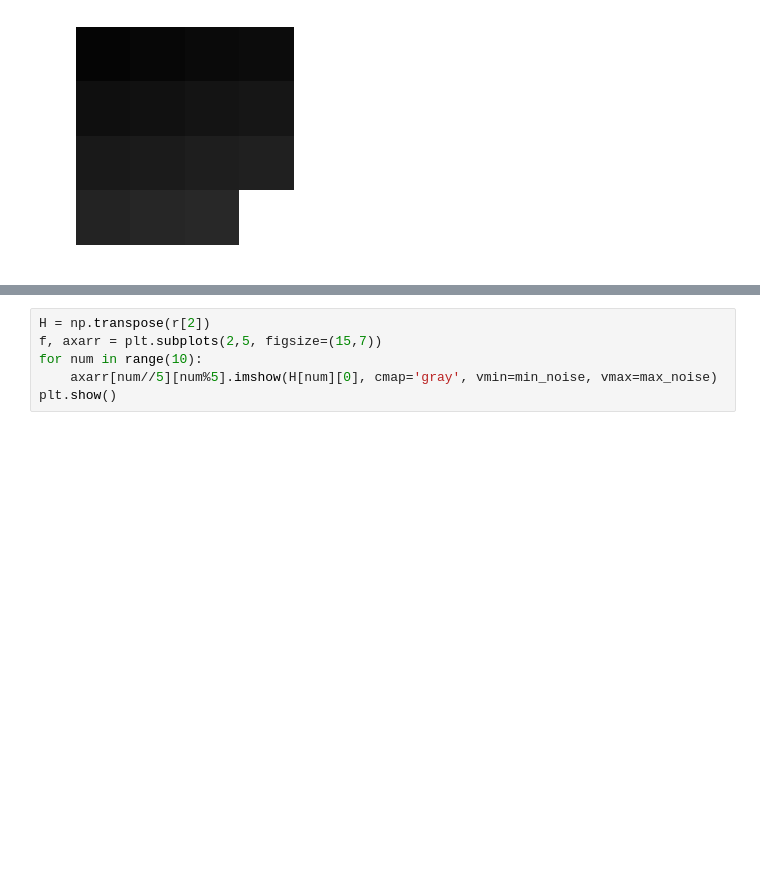
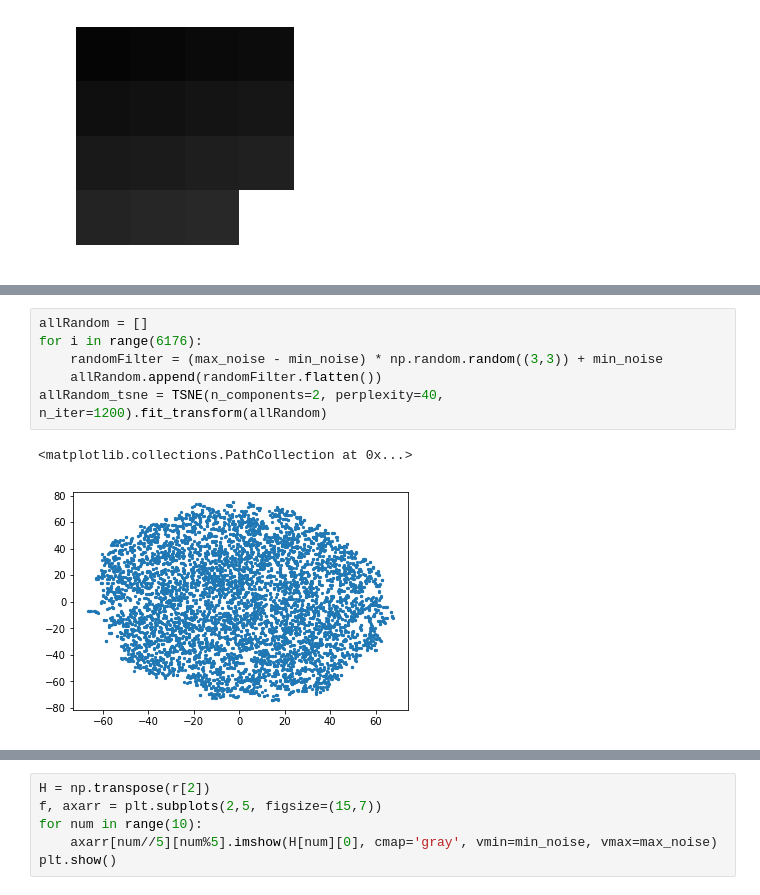
Before and after one commit to vorzawk/mdlAttack, a Jupyter notebook: evaluate_adversarialNoise.ipynb, the cells around one changed output, grey strips where cells are left out. Saved outputs shown, nothing was run; the diff lists cells and outputs as text; blank space fills up the shorter version.

```diff
--- a/evaluate_adversarialNoise.ipynb
+++ b/evaluate_adversarialNoise.ipynb
@@ -168,0 +203,9 @@ plt.axis('off')
+# %%
+allRandom = []
+for i in range(6176):
+    randomFilter = (max_noise - min_noise) * np.random.random((3,3)) + min_noise
+    allRandom.append(randomFilter.flatten())
+allRandom_tsne = TSNE(n_components=2, perplexity=40, n_iter=1200).fit_transform(allRandom)
+# %% [output]
+<matplotlib.collections.PathCollection at 0x...>
+[figure, added]
```
Also changed, not shown: parts of 12 cells of this notebook.
